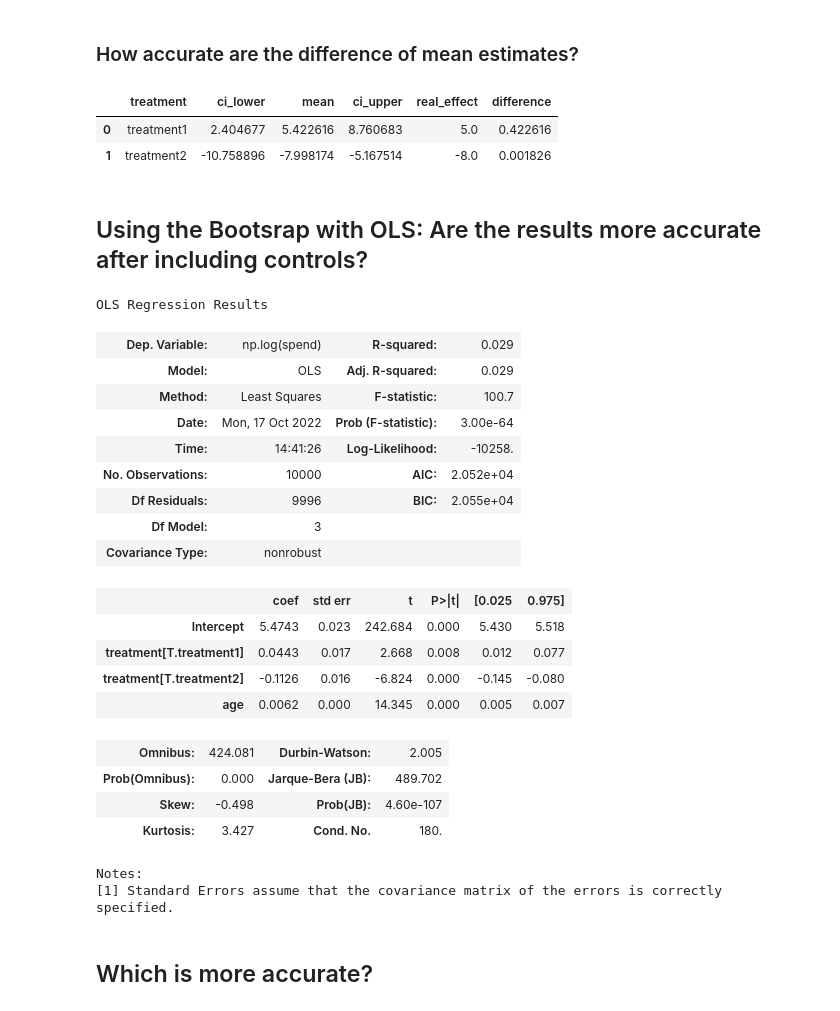
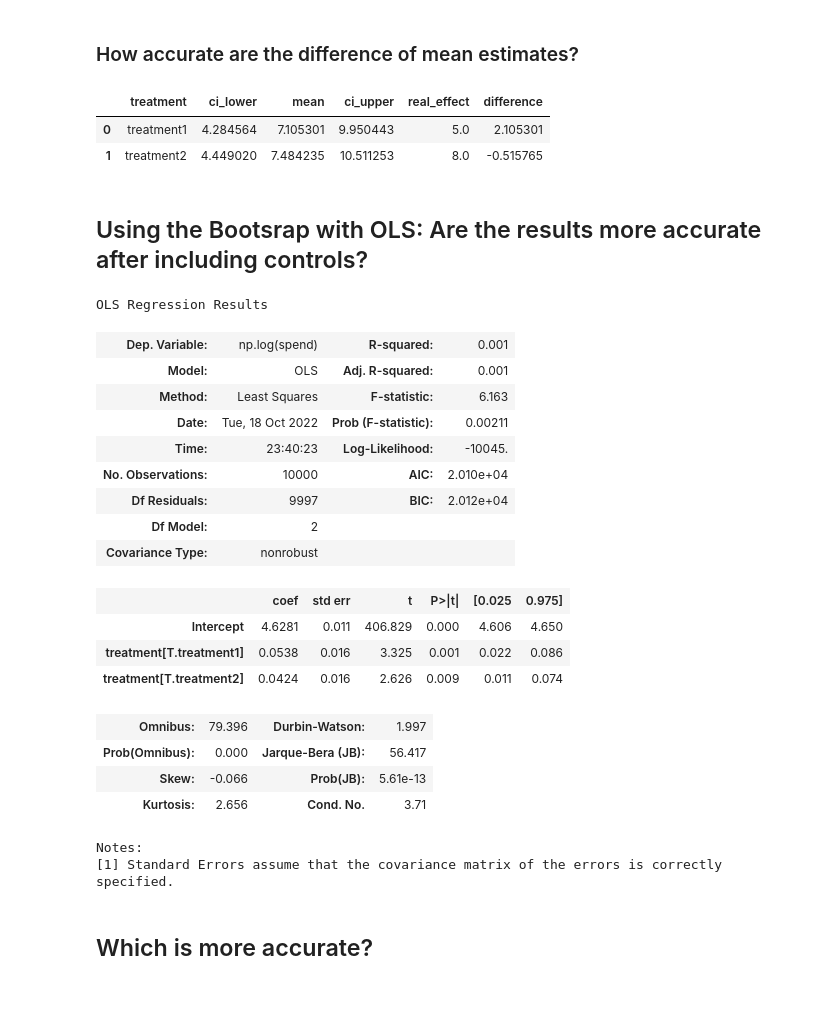
Before and after one commit to alexdparker/datascience, a Jupyter notebook: bootstrap.ipynb, the cells around one changed output. Drawn from its saved outputs; the diff is of its cells as text; code cells hidden in the pictures.

```diff
--- a/bootstrap.ipynb
+++ b/bootstrap.ipynb
@@ -48,11 +48,11 @@ treatment = pd.Series(np.random.choice(a = ['control','treatment1','treatment2']
 data = pd.concat([age ,gender ,married ,treatment], axis = 1)
 
 # Generate target variable and amke dependant upon Age
-data['spend'] = 14 + 20*np.log(data.age)*np.random.chisquare(df = 5, size =n)
+data['spend'] = 14 + .5*data.age*np.random.chisquare(df = 5, size =n)
 
 # Generate treatment effects (in percent terms)
 real_effect_1 = .05
-real_effect_2 = -.08
+real_effect_2 = .08
 
 treatment1 = data.loc[data['treatment']=='treatment1', 'spend']
 treatment1 = treatment1*np.random.normal(loc = 1 + real_effect_1,scale = .15, size =len(treatment1))
@@ -115,17 +115,17 @@ fig.show(renderer = plotly_renderer)
 real_effects = pd.DataFrame([['treatment1',real_effect_1*100],['treatment2',real_effect_2*100]], columns = ['treatment','real_effect'])
 
 boots_gp = boots.groupby('treatment', as_index = False).agg(
-        ci_lower = ('percent_effect', lambda x: x.quantile(.025)),
+        ci_lower = ('percent_effect', lambda x: x.quantile(.05)),
         mean = ('percent_effect', 'mean'),
-        ci_upper = ('percent_effect', lambda x: x.quantile(.975)))
+        ci_upper = ('percent_effect', lambda x: x.quantile(.95)))
 
 boots_gp = boots_gp.merge(real_effects, how = 'inner', on = 'treatment')
 boots_gp['difference'] = boots_gp['mean'] - boots_gp['real_effect']
 boots_gp
 # %% [output]
 |  | treatment | ci_lower | mean | ci_upper | real_effect | difference |
-| 0 | treatment1 | 2.404677 | 5.422616 | 8.760683 | 5.0 | 0.422616 |
-| 1 | treatment2 | -10.758896 | -7.998174 | -5.167514 | -8.0 | 0.001826 |
+| 0 | treatment1 | 4.284564 | 7.105301 | 9.950443 | 5.0 | 2.105301 |
+| 1 | treatment2 | 4.449020 | 7.484235 | 10.511253 | 8.0 | -0.515765 |
 # %% [markdown]
 ## Using the Bootsrap with OLS: Are the results more accurate after including controls?
 # %%
@@ -146,29 +146,28 @@ fig.update_layout(height = 500, width = 1000)
 fig.show(renderer = plotly_renderer)
 # %%
 # Run an OLS model
-model = smf.ols('np.log(spend) ~ age + treatment', data=data)
+model = smf.ols('np.log(spend) ~ treatment', data=data)
 results = model.fit()
 results.summary()
 # %% [output]
 OLS Regression Results
-| Dep. Variable: | np.log(spend) | R-squared: | 0.029 |
-| Model: | OLS | Adj. R-squared: | 0.029 |
-| Method: | Least Squares | F-statistic: | 100.7 |
-| Date: | Mon, 17 Oct 2022 | Prob (F-statistic): | 3.00e-64 |
-| Time: | 14:41:26 | Log-Likelihood: | -10258. |
-| No. Observations: | 10000 | AIC: | 2.052e+04 |
-| Df Residuals: | 9996 | BIC: | 2.055e+04 |
-| Df Model: | 3 |  |  |
+| Dep. Variable: | np.log(spend) | R-squared: | 0.001 |
+| Model: | OLS | Adj. R-squared: | 0.001 |
+| Method: | Least Squares | F-statistic: | 6.163 |
+| Date: | Tue, 18 Oct 2022 | Prob (F-statistic): | 0.00211 |
+| Time: | 23:40:23 | Log-Likelihood: | -10045. |
+| No. Observations: | 10000 | AIC: | 2.010e+04 |
+| Df Residuals: | 9997 | BIC: | 2.012e+04 |
+| Df Model: | 2 |  |  |
 | Covariance Type: | nonrobust |  |  |
 |  | coef | std err | t | P>|t| | [0.025 | 0.975] |
-| Intercept | 5.4743 | 0.023 | 242.684 | 0.000 | 5.430 | 5.518 |
-| treatment[T.treatment1] | 0.0443 | 0.017 | 2.668 | 0.008 | 0.012 | 0.077 |
-| treatment[T.treatment2] | -0.1126 | 0.016 | -6.824 | 0.000 | -0.145 | -0.080 |
-| age | 0.0062 | 0.000 | 14.345 | 0.000 | 0.005 | 0.007 |
+| Intercept | 4.6281 | 0.011 | 406.829 | 0.000 | 4.606 | 4.650 |
+| treatment[T.treatment1] | 0.0538 | 0.016 | 3.325 | 0.001 | 0.022 | 0.086 |
+| treatment[T.treatment2] | 0.0424 | 0.016 | 2.626 | 0.009 | 0.011 | 0.074 |
-| Omnibus: | 424.081 | Durbin-Watson: | 2.005 |
-| Prob(Omnibus): | 0.000 | Jarque-Bera (JB): | 489.702 |
-| Skew: | -0.498 | Prob(JB): | 4.60e-107 |
-| Kurtosis: | 3.427 | Cond. No. | 180. |
+| Omnibus: | 79.396 | Durbin-Watson: | 1.997 |
+| Prob(Omnibus): | 0.000 | Jarque-Bera (JB): | 56.417 |
+| Skew: | -0.066 | Prob(JB): | 5.61e-13 |
+| Kurtosis: | 2.656 | Cond. No. | 3.71 |
 Notes:
 [1] Standard Errors assume that the covariance matrix of the errors is correctly specified.
 # %%
```
Also changed, not shown: parts of 4 cells of this notebook, 1 other file.
